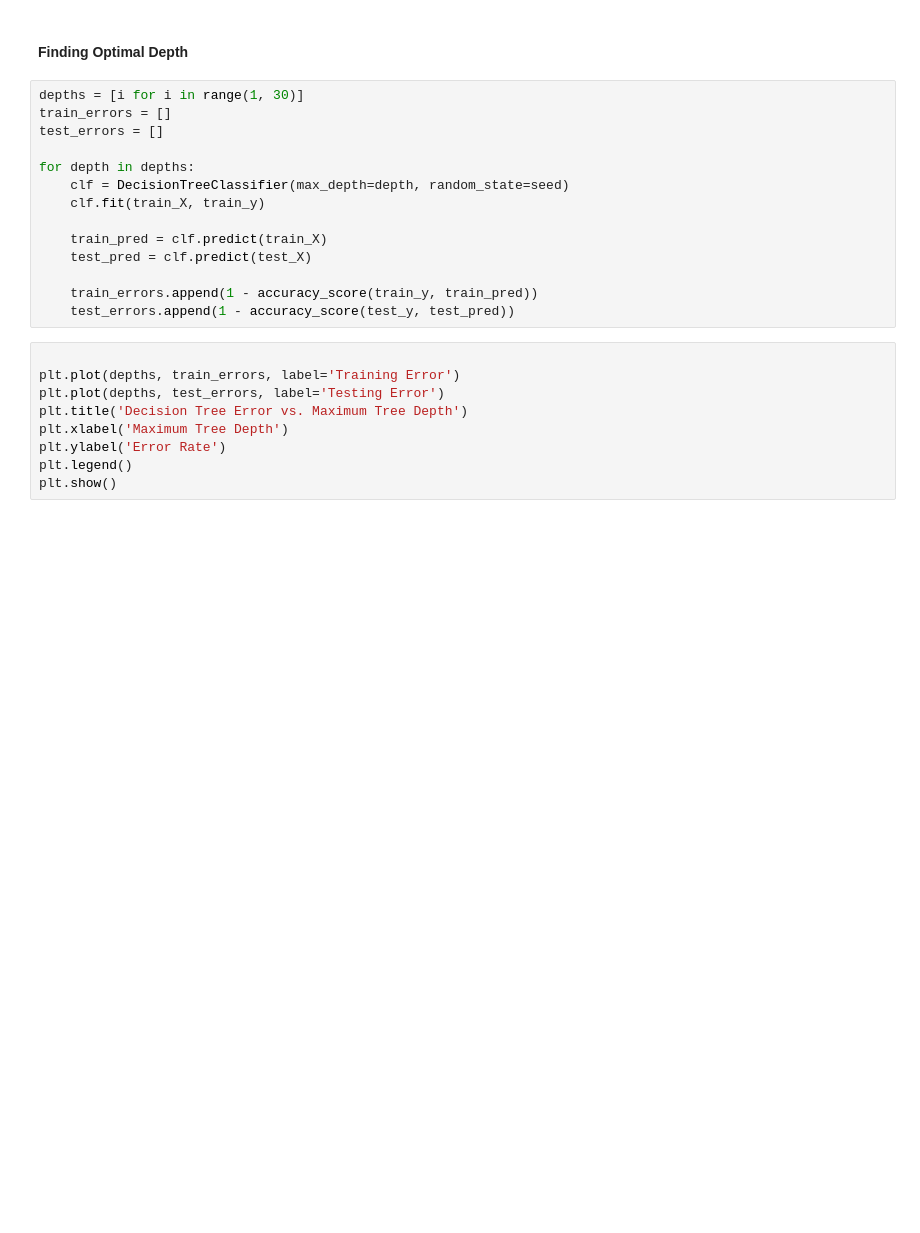
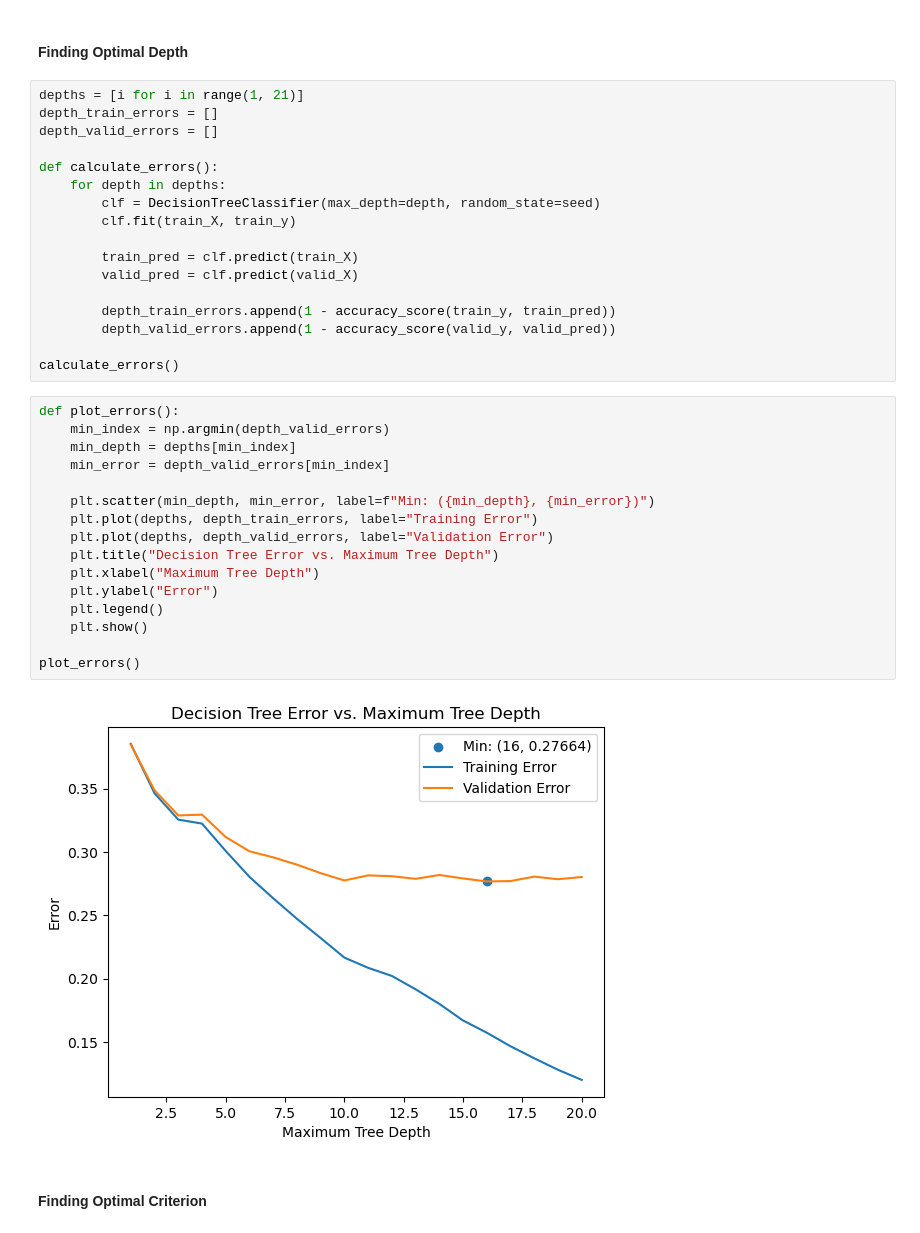
Before and after one commit to codyh587/compsci-178, a Jupyter notebook: decision_tree.ipynb, the cells around one changed output. Saved outputs shown, nothing was run; the diff lists cells and outputs as text; blank space fills up the shorter version.

Commit message:
added more feature plots

```diff
--- a/decision_tree.ipynb
+++ b/decision_tree.ipynb
@@ -70,25 +67,39 @@ Error:
 # %% [markdown]
 #### Finding Optimal Depth
 # %%
-depths = [i for i in range(1, 30)]
-train_errors = []
-test_errors = []
+depths = [i for i in range(1, 21)]
+depth_train_errors = []
+depth_valid_errors = []
 
-for depth in depths:
-    clf = DecisionTreeClassifier(max_depth=depth, random_state=seed)
-    clf.fit(train_X, train_y)
+def calculate_errors():
+    for depth in depths:
+        clf = DecisionTreeClassifier(max_depth=depth, random_state=seed)
+        clf.fit(train_X, train_y)
 
-    train_pred = clf.predict(train_X)
-    test_pred = clf.predict(test_X)
+        train_pred = clf.predict(train_X)
+        valid_pred = clf.predict(valid_X)
 
-    train_errors.append(1 - accuracy_score(train_y, train_pred))
-    test_errors.append(1 - accuracy_score(test_y, test_pred))
+        depth_train_errors.append(1 - accuracy_score(train_y, train_pred))
+        depth_valid_errors.append(1 - accuracy_score(valid_y, valid_pred))
+
+calculate_errors()
 # %%
+def plot_errors():
+    min_index = np.argmin(depth_valid_errors)
+    min_depth = depths[min_index]
+    min_error = depth_valid_errors[min_index]
 
-plt.plot(depths, train_errors, label='Training Error')
-plt.plot(depths, test_errors, label='Testing Error')
-plt.title('Decision Tree Error vs. Maximum Tree Depth')
-plt.xlabel('Maximum Tree Depth')
-plt.ylabel('Error Rate')
-plt.legend()
-plt.show()
+    plt.scatter(min_depth, min_error, label=f"Min: ({min_depth}, {min_error})")
+    plt.plot(depths, depth_train_errors, label="Training Error")
+    plt.plot(depths, depth_valid_errors, label="Validation Error")
+    plt.title("Decision Tree Error vs. Maximum Tree Depth")
+    plt.xlabel("Maximum Tree Depth")
+    plt.ylabel("Error")
+    plt.legend()
+    plt.show()
+
+plot_errors()
+# %% [output]
+[figure, added]
+# %% [markdown]
+#### Finding Optimal Criterion
```
Also changed, not shown: parts of 13 cells of this notebook.
